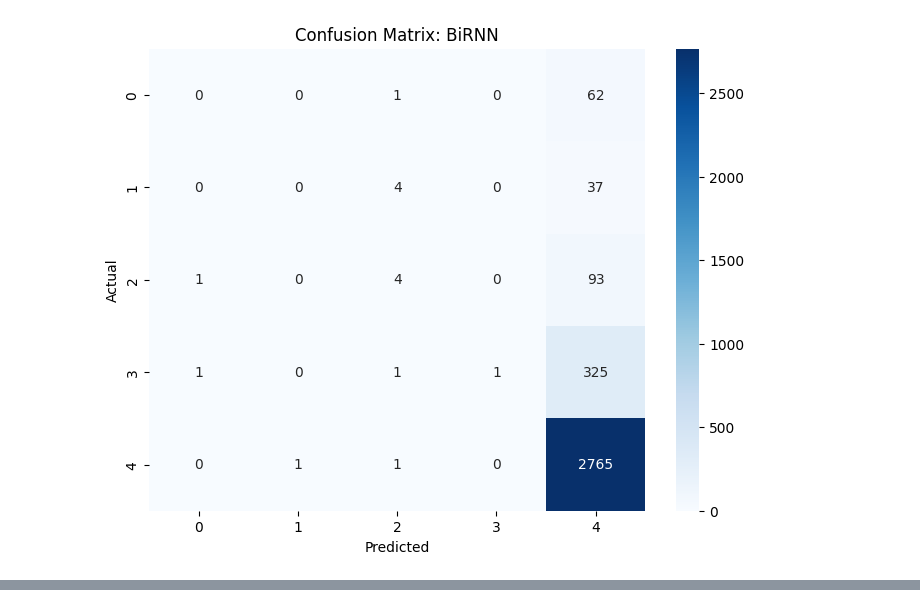
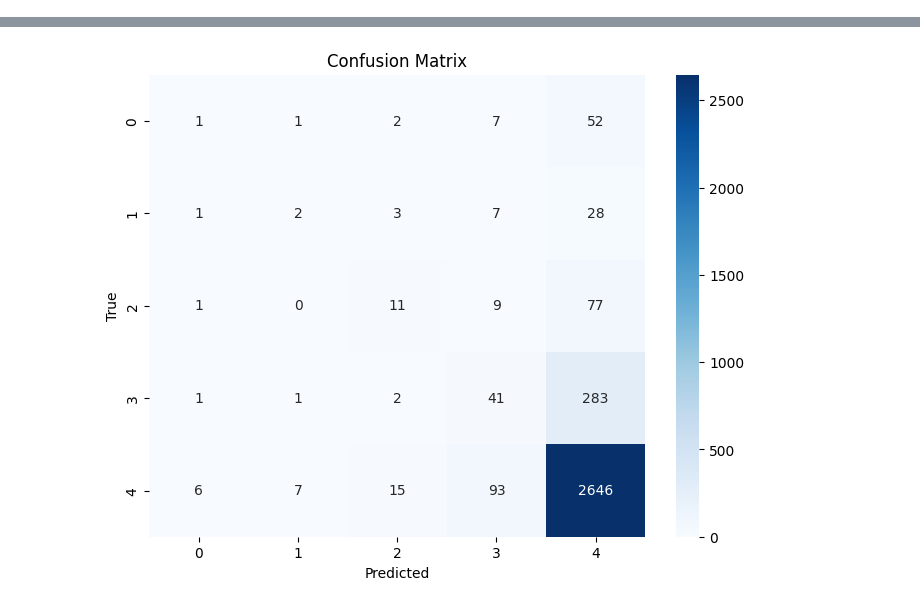
Before and after one commit to qmdismnp/Schulich_DS_MBAN, a Jupyter notebook: Fall 2/final_2.ipynb, the cells around one changed output, grey strips where cells are left out. Drawn from its saved outputs; the diff is of its cells as text; code cells hidden in the pictures.

```diff
--- a/Fall 2/final_2.ipynb
+++ b/Fall 2/final_2.ipynb
@@ -116,0 +49,23 @@ Epoch 5/5
+# %%
+# Aggregate data by recipe -- EXAMPLE (adjust as needed)
+agg_data = data.groupby('recipe_code').agg({
+    'stars': 'mean',  # Average rating
+    'comment_id': 'count',  # Count of comments as a proxy for engagement
+    'best_score': 'mean',  # Average best score
+    'thumbs_up': 'sum',  # Sum of thumbs up
+    'thumbs_down': 'sum',  # Sum of thumbs down
+}).reset_index()
+
+# Rename columns to reflect their new meaning
+agg_data.rename(columns={
+    'stars': 'avg_stars',
+    'comment_id': 'comment_count',
+    'best_score': 'avg_best_score',
+    'thumbs_up': 'total_thumbs_up',
+    'thumbs_down': 'total_thumbs_down'
+}, inplace=True)
+
+# Create a new 'popularity' score, possibly weighted
+agg_data['popularity'] = agg_data['avg_stars'] * 0.4 + agg_data['comment_count'] * 0.2 + agg_data['avg_best_score'] * 0.2 + agg_data['total_thumbs_up'] * 0.1 + agg_data['total_thumbs_down'] * 0.1
+# Merge the aggregated data with the original data on 'recipe_code'
+data = data.merge(agg_data[['recipe_code', 'popularity']], on='recipe_code', how='left')
@@ -262,4 +174,19 @@ plot_confusion_matrix(rnn_cm, "Confusion Matrix: Simple RNN")
-# %%
-plot_confusion_matrix(birnn_cm, "Confusion Matrix: BiRNN")
-# %% [output]
-[figure, removed]
+# %%
+# Ensure both inputs are provided during prediction
+y_pred = model.predict([X_test[:, :1], X_test[:, 1:]])
+# Convert predictions to class indices
+y_pred_classes = np.argmax(y_pred, axis=1)
+
+# Generate Confusion Matrix
+conf_matrix = confusion_matrix(y_test, y_pred_classes)
+
+import matplotlib.pyplot as plt
+import seaborn as sns
+# Plot Confusion Matrix
+plt.figure(figsize=(8, 6))
+sns.heatmap(conf_matrix, annot=True, fmt='d', cmap='Blues')
+plt.title('Confusion Matrix')
+plt.xlabel('Predicted')
+plt.ylabel('True')
+plt.show()
+# %% [output]
@@ -265,0 +194 @@ plot_confusion_matrix(birnn_cm, "Confusion Matrix: BiRNN")
+[figure, added]
```
Also changed, not shown: parts of 16 cells of this notebook, 4 other files.
